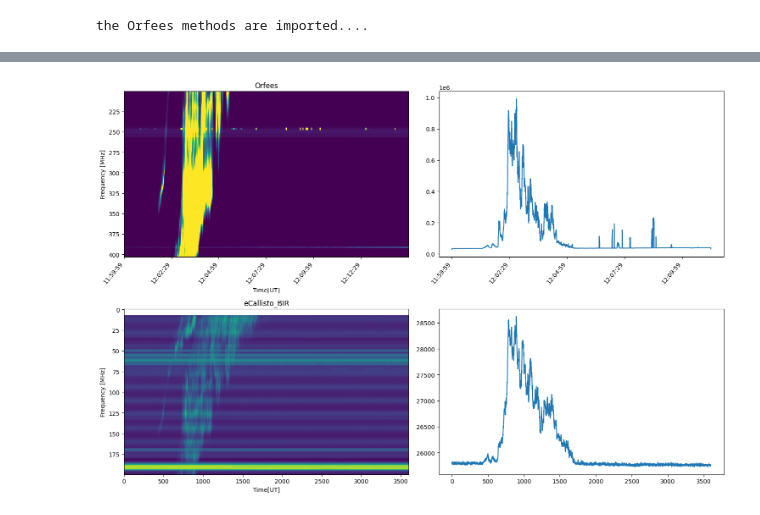
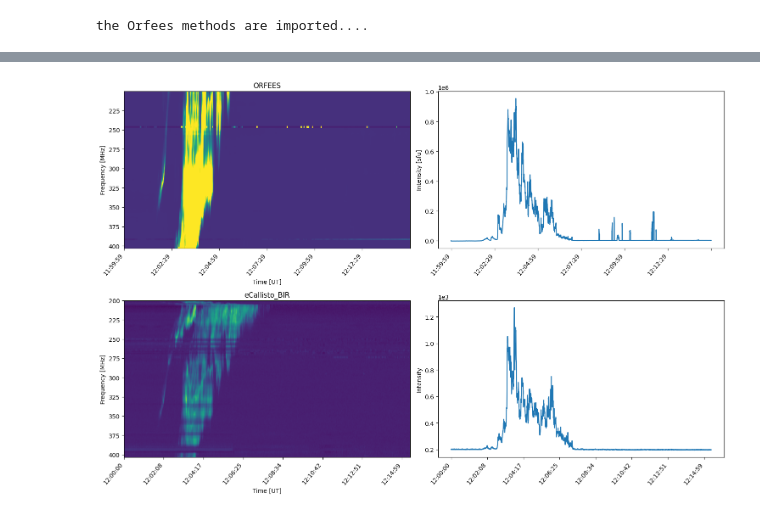
Before and after one commit to i4Ds/eCallistoValidation, a Jupyter notebook: validation/Orfees/Test_orfees.ipynb, the cells around one changed output, grey strips where cells are left out. Cells and saved outputs as stored; diff of their text form; code cells hidden in the pictures.

```diff
--- a/validation/Orfees/Test_orfees.ipynb
+++ b/validation/Orfees/Test_orfees.ipynb
@@ -38,32 +14,0 @@ def range_pix(orfees, spce):
-# %%
-orfees = OrfeesSpectrogram("./orfees_files/int_orf20151104_120000_0.1_test.fts")
-spec =CallistoSpectrogram.from_url('http://soleil.i4ds.ch/solarradio/data/2002-20yy_Callisto/2015/11/04/BIR_20151104_120000_03.fit.gz')
-
-
-dates = orfees.convert_ms_to_date()
-
-_data, min_freq, max_freq, range = range_pix(orfees, spec)
-orfees_min = min(range)
-orfees_max = max(range)
-# print(_data)
-plt.rcParams["figure.autolayout"] = True
-
-fig, axs = plt.subplots(2, 2, figsize=(15, 10))
-axs[0, 0].xaxis.set_major_locator(MaxNLocator(prune='both', nbins=6))
-axs[0, 0].set_xticklabels(dates[::int(len(dates)//30)], rotation=50, horizontalalignment="right")
-axs[0, 0].imshow(_data,vmin=100, vmax=1000, aspect="auto")
-
-axs[0, 0].set_title("Orfees")
-axs[0, 0].set_ylim(orfees_max, orfees_min)
-axs[0, 0].set_xlabel('Time[UT]')
-axs[0, 0].set_ylabel('Frequency [MHz]')
-
-axs[1, 0].imshow(spec.data[::-1], aspect="auto")
-# axs[1, 0].set_ylim(max_freq, min_freq)
-axs[1, 0].set_title("eCallisto_BIR")
-axs[0, 1].plot(_data.sum(axis=0))
-# axs[0, 1].set_yscale('log')
-axs[1, 1].plot(spec.data.sum(axis=0))
-
-axs[1, 0].set_xlabel('Time[UT]')
-axs[1, 0].set_ylabel('Frequency [MHz]')
@@ -119,8 +14,0 @@ plt.show()
-# %%
-orfees = OrfeesSpectrogram("./orfees_files/int_orf20151104_120000_0.1_test.fts")
-spec = CallistoSpectrogram.from_url('http://soleil.i4ds.ch/solarradio/data/2002-20yy_Callisto/2015/11/04/BIR_20151104_120000_03.fit.gz')
-dates = orfees.convert_ms_to_date()
-fig, axs = orfees.plot_subplots(spec, dates)
-plt.show()
-# %% [output]
-[figure, removed]
@@ -126,0 +115,9 @@ plt.show()
+# %%
+orfees = OrfeesSpectrogram("./orfees_files/int_orf20151104_120000_0.1_test.fts")
+orfees_sb = orfees.subtract_bg()
+spec = CallistoSpectrogram.read("eca_files/BIR_20151104_120000_03 (1).fit.gz")
+spec_sb=spec.subtract_bg()
+
+get_sub_plots(orfees_sb, spec_sb)
+# %% [output]
+[figure, added]
```
Also changed, not shown: parts of 6 cells of this notebook.
